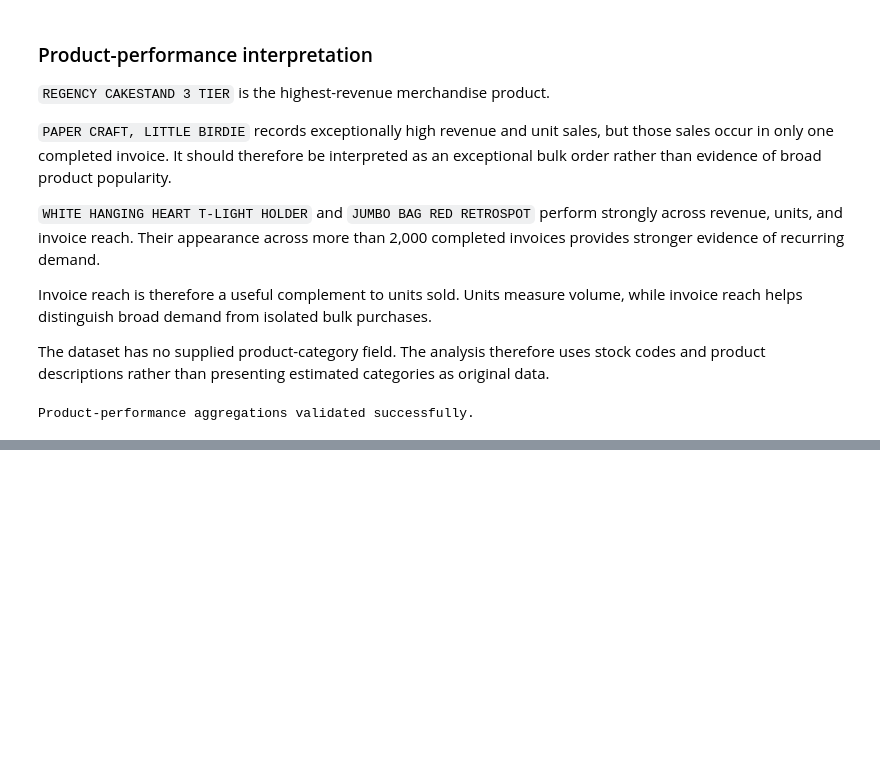
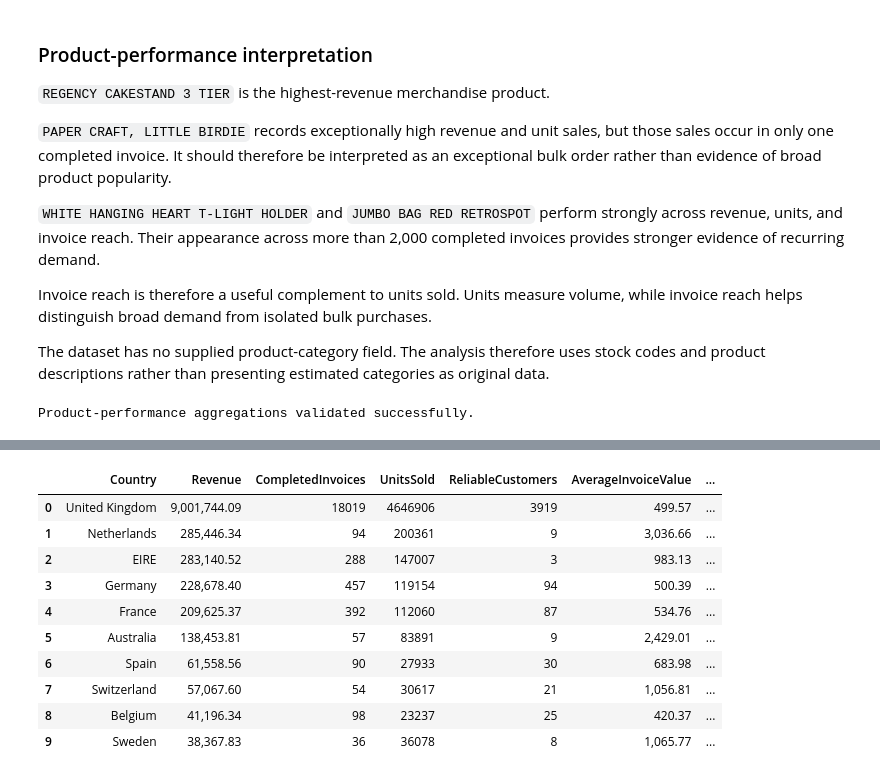
Before and after one commit to Ellusive89/CI-DA-Project-2-Online-Retail-Transaction-Analysis, a Jupyter notebook: jupyter_notebooks/02_Exploratory_Data_Analysis.ipynb, the cells around one changed output, grey strips where cells are left out. Cells and saved outputs as stored; diff of their text form; code cells hidden in the pictures; blank space fills up the shorter version.

```diff
--- a/jupyter_notebooks/02_Exploratory_Data_Analysis.ipynb
+++ b/jupyter_notebooks/02_Exploratory_Data_Analysis.ipynb
@@ -814,0 +826,60 @@ Product-performance aggregations validated successfully.
+# %%
+reliable_customer_sales = sales_df.loc[
+    sales_df["IsCustomerIDReliable"]
+].copy()
+
+country_summary = (
+    sales_df.groupby("Country", as_index=False)
+    .agg(
+        Revenue=("LineRevenue", "sum"),
+        CompletedInvoices=("InvoiceNo", "nunique"),
+        UnitsSold=("Quantity", "sum"),
+    )
+)
+
+reliable_customer_counts = (
+    reliable_customer_sales.groupby("Country", as_index=False)
+    .agg(ReliableCustomers=("CustomerID", "nunique"))
+)
+
+country_summary = country_summary.merge(
+    reliable_customer_counts,
+    on="Country",
+    how="left",
+)
+
+country_summary["ReliableCustomers"] = (
+    country_summary["ReliableCustomers"]
+    .fillna(0)
+    .astype(int)
+)
+
+country_summary["AverageInvoiceValue"] = (
+    country_summary["Revenue"]
+    / country_summary["CompletedInvoices"]
+)
+
+country_summary["RevenueSharePercentage"] = (
+    country_summary["Revenue"]
+    / country_summary["Revenue"].sum()
+    * 100
+)
+
+country_summary = country_summary.sort_values(
+    "Revenue",
+    ascending=False,
+).reset_index(drop=True)
+
+country_summary.head(10)
+# %% [output]
+|  | Country | Revenue | CompletedInvoices | UnitsSold | ReliableCustomers | AverageInvoiceValue | ... |
+| 0 | United Kingdom | 9,001,744.09 | 18019 | 4646906 | 3919 | 499.57 | ... |
+| 1 | Netherlands | 285,446.34 | 94 | 200361 | 9 | 3,036.66 | ... |
+| 2 | EIRE | 283,140.52 | 288 | 147007 | 3 | 983.13 | ... |
+| 3 | Germany | 228,678.40 | 457 | 119154 | 94 | 500.39 | ... |
+| 4 | France | 209,625.37 | 392 | 112060 | 87 | 534.76 | ... |
+| 5 | Australia | 138,453.81 | 57 | 83891 | 9 | 2,429.01 | ... |
+| 6 | Spain | 61,558.56 | 90 | 27933 | 30 | 683.98 | ... |
+| 7 | Switzerland | 57,067.60 | 54 | 30617 | 21 | 1,056.81 | ... |
+| 8 | Belgium | 41,196.34 | 98 | 23237 | 25 | 420.37 | ... |
+| 9 | Sweden | 38,367.83 | 36 | 36078 | 8 | 1,065.77 | ... |
```
Also changed, not shown: parts of 7 cells of this notebook.
